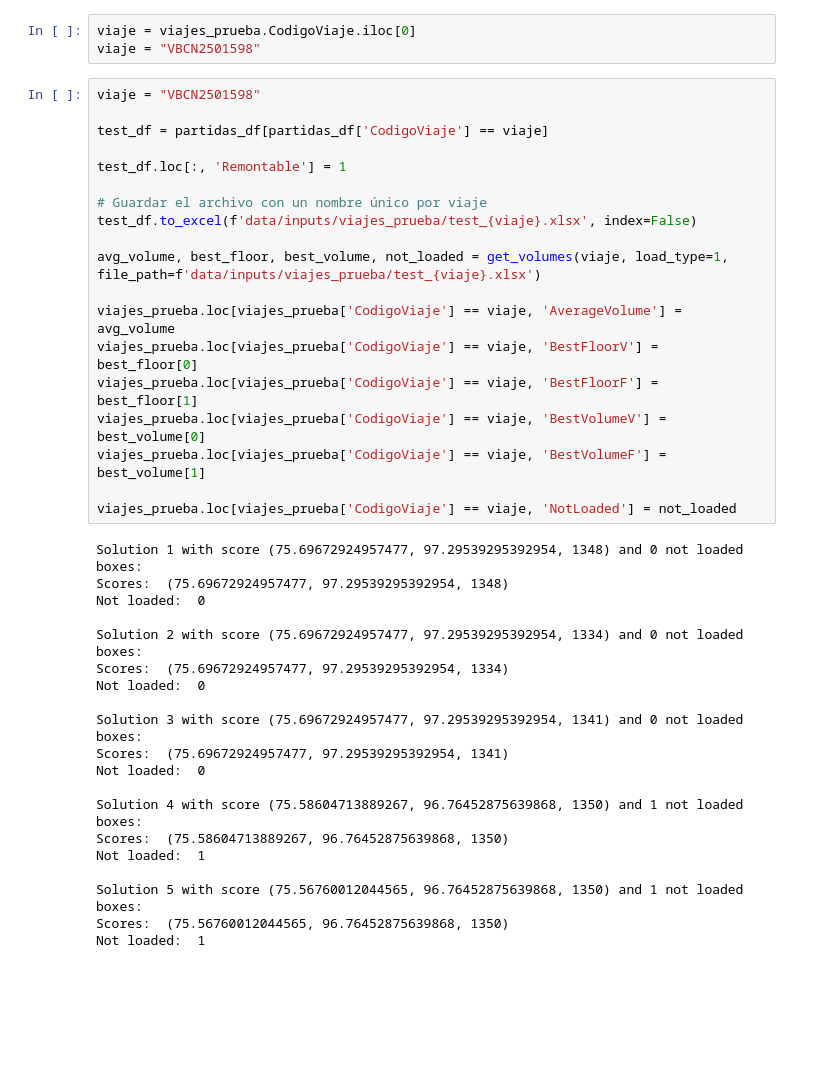
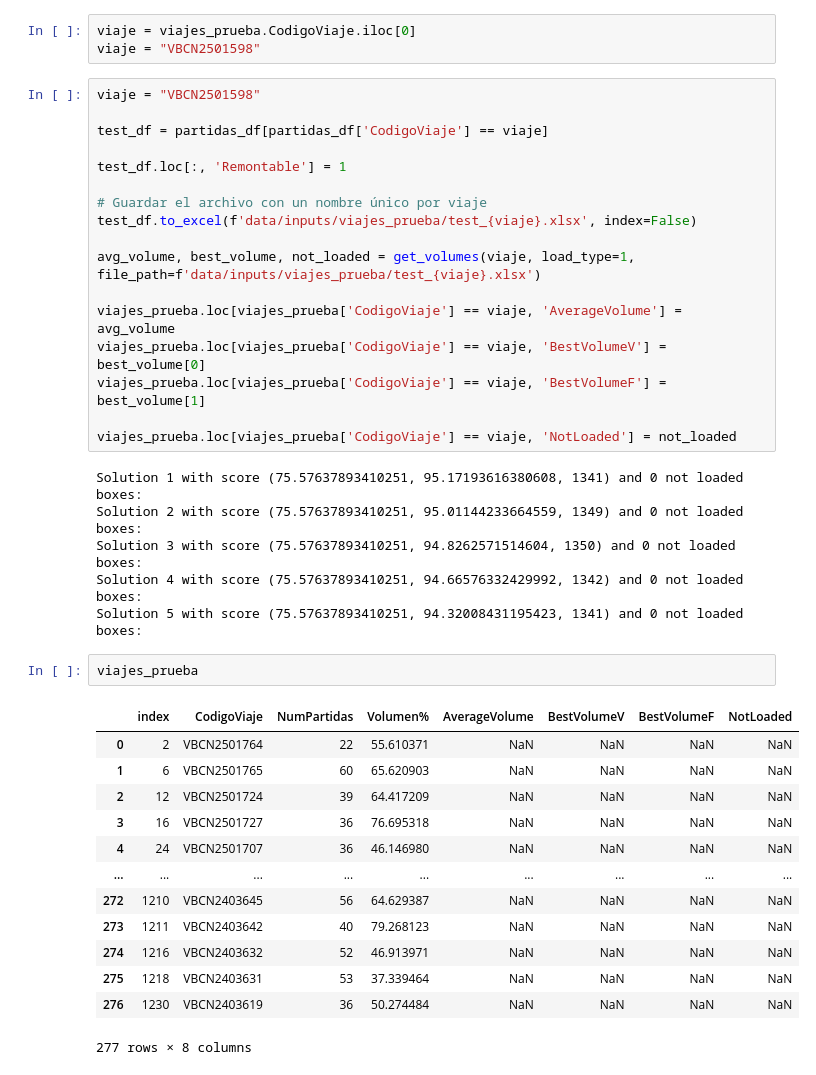
Before and after one commit to psegdava/RCH, a Jupyter notebook: carga_simple.ipynb, the cells around one changed output. Saved outputs shown, nothing was run; the diff lists cells and outputs as text; blank space fills up the shorter version.

```diff
--- a/carga_simple.ipynb
+++ b/carga_simple.ipynb
@@ -84,32 +73,32 @@ test_df.loc[:, 'Remontable'] = 1
 # Guardar el archivo con un nombre único por viaje
 test_df.to_excel(f'data/inputs/viajes_prueba/test_{viaje}.xlsx', index=False)
 
-avg_volume, best_floor, best_volume, not_loaded = get_volumes(viaje, load_type=1, file_path=f'data/inputs/viajes_prueba/test_{viaje}.xlsx')
+avg_volume, best_volume, not_loaded = get_volumes(viaje, load_type=1, file_path=f'data/inputs/viajes_prueba/test_{viaje}.xlsx')
 
 viajes_prueba.loc[viajes_prueba['CodigoViaje'] == viaje, 'AverageVolume'] = avg_volume
-viajes_prueba.loc[viajes_prueba['CodigoViaje'] == viaje, 'BestFloorV'] = best_floor[0]
-viajes_prueba.loc[viajes_prueba['CodigoViaje'] == viaje, 'BestFloorF'] = best_floor[1]
 viajes_prueba.loc[viajes_prueba['CodigoViaje'] == viaje, 'BestVolumeV'] = best_volume[0]
 viajes_prueba.loc[viajes_prueba['CodigoViaje'] == viaje, 'BestVolumeF'] = best_volume[1]
 
 viajes_prueba.loc[viajes_prueba['CodigoViaje'] == viaje, 'NotLoaded'] = not_loaded
 # %% [output]
-Solution 1 with score (75.69672924957477, 97.29539295392954, 1348) and 0 not loaded boxes:
-Scores:  (75.69672924957477, 97.29539295392954, 1348)
-Not loaded:  0
-
-Solution 2 with score (75.69672924957477, 97.29539295392954, 1334) and 0 not loaded boxes:
-Scores:  (75.69672924957477, 97.29539295392954, 1334)
-Not loaded:  0
-
-Solution 3 with score (75.69672924957477, 97.29539295392954, 1341) and 0 not loaded boxes:
-Scores:  (75.69672924957477, 97.29539295392954, 1341)
-Not loaded:  0
-
-Solution 4 with score (75.58604713889267, 96.76452875639868, 1350) and 1 not loaded boxes:
-Scores:  (75.58604713889267, 96.76452875639868, 1350)
-Not loaded:  1
-
-Solution 5 with score (75.56760012044565, 96.76452875639868, 1350) and 1 not loaded boxes:
-Scores:  (75.56760012044565, 96.76452875639868, 1350)
-Not loaded:  1
+Solution 1 with score (75.57637893410251, 95.17193616380608, 1341) and 0 not loaded boxes:
+Solution 2 with score (75.57637893410251, 95.01144233664559, 1349) and 0 not loaded boxes:
+Solution 3 with score (75.57637893410251, 94.8262571514604, 1350) and 0 not loaded boxes:
+Solution 4 with score (75.57637893410251, 94.66576332429992, 1342) and 0 not loaded boxes:
+Solution 5 with score (75.57637893410251, 94.32008431195423, 1341) and 0 not loaded boxes:
+# %%
+viajes_prueba
+# %% [output]
+|  | index | CodigoViaje | NumPartidas | Volumen% | AverageVolume | BestVolumeV | BestVolumeF | NotLoaded |
+| 0 | 2 | VBCN2501764 | 22 | 55.610371 | NaN | NaN | NaN | NaN |
+| 1 | 6 | VBCN2501765 | 60 | 65.620903 | NaN | NaN | NaN | NaN |
+| 2 | 12 | VBCN2501724 | 39 | 64.417209 | NaN | NaN | NaN | NaN |
+| 3 | 16 | VBCN2501727 | 36 | 76.695318 | NaN | NaN | NaN | NaN |
+| 4 | 24 | VBCN2501707 | 36 | 46.146980 | NaN | NaN | NaN | NaN |
+| ... | ... | ... | ... | ... | ... | ... | ... | ... |
+| 272 | 1210 | VBCN2403645 | 56 | 64.629387 | NaN | NaN | NaN | NaN |
+| 273 | 1211 | VBCN2403642 | 40 | 79.268123 | NaN | NaN | NaN | NaN |
+| 274 | 1216 | VBCN2403632 | 52 | 46.913971 | NaN | NaN | NaN | NaN |
+| 275 | 1218 | VBCN2403631 | 53 | 37.339464 | NaN | NaN | NaN | NaN |
+| 276 | 1230 | VBCN2403619 | 36 | 50.274484 | NaN | NaN | NaN | NaN |
+277 rows × 8 columns
```
Also changed, not shown: parts of 1 cell of this notebook, 4 other files.
